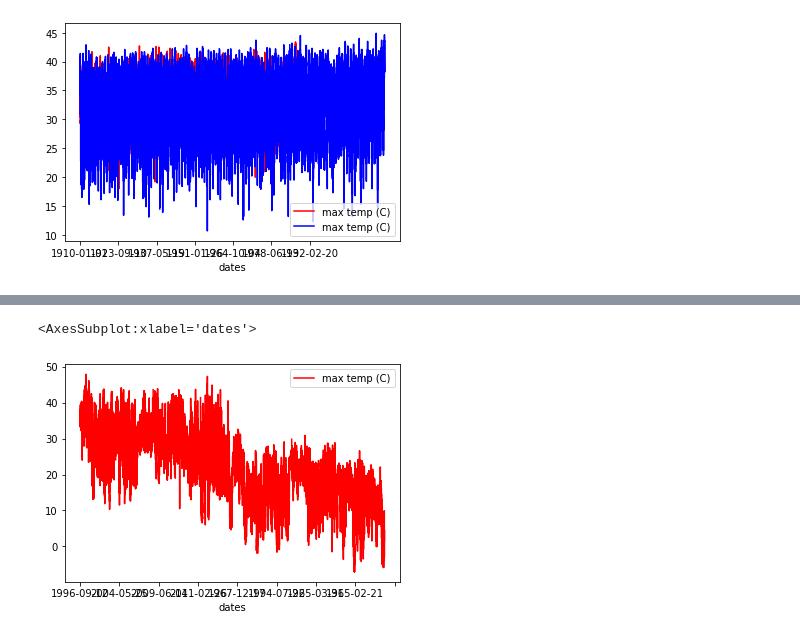
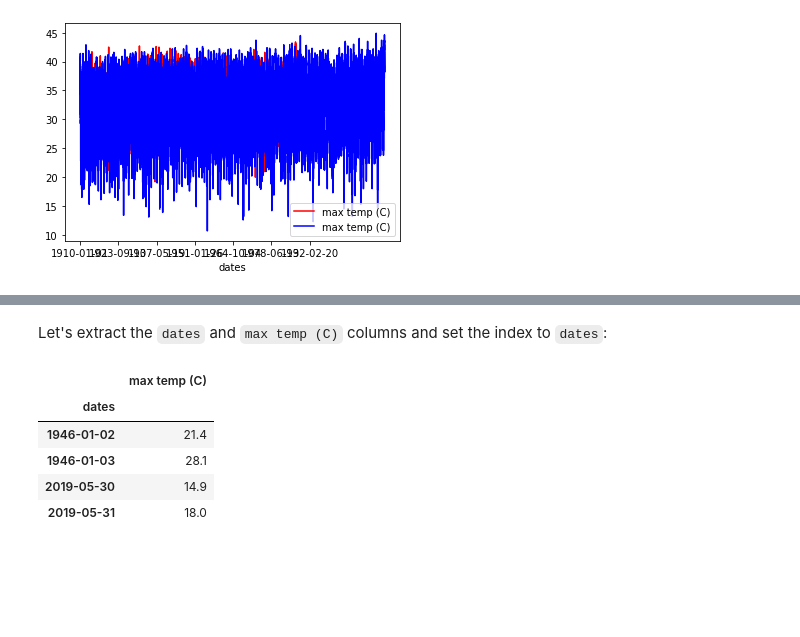
Before and after one commit to NCI-data-analysis-platform/climate-cmip, a Jupyter notebook: plot_pandas_climate_obs.ipynb, the cells around one changed output, grey strips where cells are left out. Saved outputs shown, nothing was run; the diff lists cells and outputs as text; code cells hidden in the pictures; blank space fills up the shorter version.

```diff
--- a/plot_pandas_climate_obs.ipynb
+++ b/plot_pandas_climate_obs.ipynb
@@ -176,6 +148,14 @@ teny
-# %%
-%matplotlib inline
-teny.plot(kind='line',x='dates',y='max temp (C)', color='red')
-# %% [output]
-<AxesSubplot:xlabel='dates'>
-[figure, removed]
+# %% [markdown]
+Let's extract  the `dates` and `max temp (C)` columns and set the index to `dates`:
+# %%
+dates_and_temperature = dataset[['dates','max temp (C)']]
+dates_and_temperature = dates_and_temperature.set_index('dates')
+
+dates_and_temperature.head(2).append(dates_and_temperature.tail(2))
+# %% [output]
+|  | max temp (C) |
+| dates |  |
+| 1946-01-02 | 21.4 |
+| 1946-01-03 | 28.1 |
+| 2019-05-30 | 14.9 |
+| 2019-05-31 | 18.0 |
```
Also changed, not shown: parts of 17 cells of this notebook, 21 other files.
